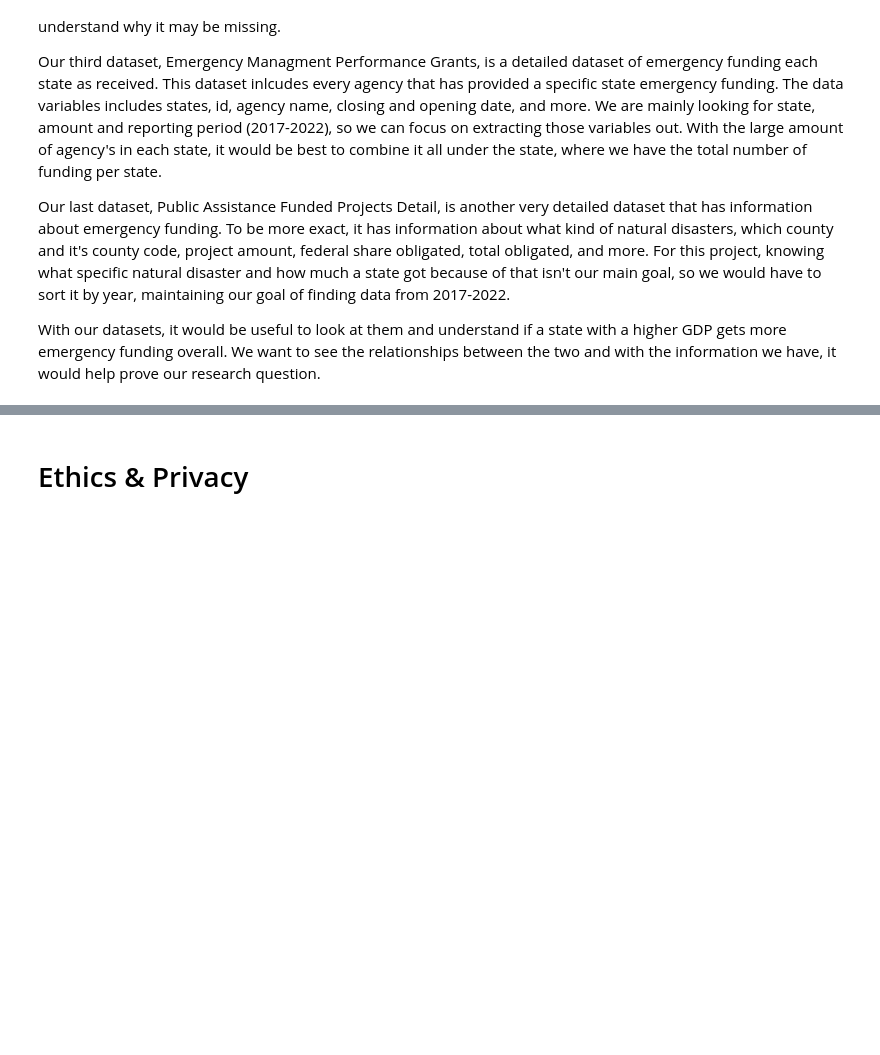
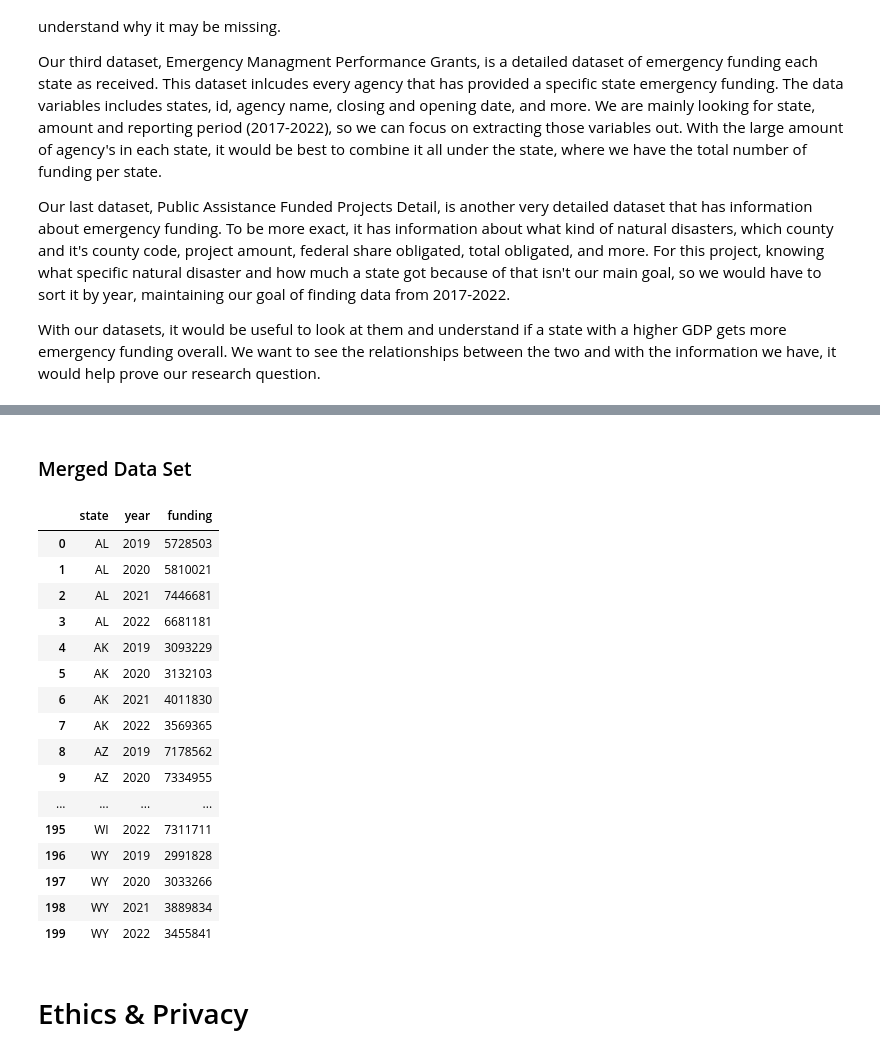
Before and after one commit to COGS108/Group054_WI24, a Jupyter notebook: DataCheckpoint_Group054_WI24.ipynb, the cells around one changed output, grey strips where cells are left out. Drawn from its saved outputs; the diff is of its cells as text; code cells hidden in the pictures; blank space fills up the shorter version.

Commit message:
working on merging

```diff
--- a/DataCheckpoint_Group054_WI24.ipynb
+++ b/DataCheckpoint_Group054_WI24.ipynb
@@ -274,3 +315,50 @@ melted_df['state'] = melted_df['state'].str.lower().str.capitalize().map(us_stat
+# %% [markdown]
+### Merged Data Set
+# %%
+#the data sets we have now are EMPG, disasters, state_political_leaning, & gdp_by_state
+#we have individually pre procesesed every data frame so that merging will be a smooth process
+pd.set_option('display.max_rows', None)
+
+# EMPG['state'] = EMPG['state'].str.strip()
+# disasters['state'] = disasters['state'].str.strip()
+# state_political_leaning['state'] = state_political_leaning['state'].str.strip()
+# gdp_by_state['state'] = gdp_by_state['state'].str.strip()
+
+
+# master_df = disasters.merge(EMPG)
+# master_df = master_df.merge(state_political_leaning)
+# master_df = master_df.merge(gdp_by_state)
+# master_df
+
+# print(EMPG['state'].unique())
+# print(len(disasters['state'].unique()))
+# print(state_political_leaning['state'].unique())
+# print(len(gdp_by_state['state'].unique()))
+
+# print(EMPG['year'].unique())
+# print(disasters['year'].unique())
+# print(state_political_leaning['year'].unique())
+# print(gdp_by_state['year'].unique())
+
+df_grouped
+# %% [output]
+|  | state | year | funding |
+| 0 | AL | 2019 | 5728503 |
+| 1 | AL | 2020 | 5810021 |
+| 2 | AL | 2021 | 7446681 |
+| 3 | AL | 2022 | 6681181 |
+| 4 | AK | 2019 | 3093229 |
+| 5 | AK | 2020 | 3132103 |
+| 6 | AK | 2021 | 4011830 |
+| 7 | AK | 2022 | 3569365 |
+| 8 | AZ | 2019 | 7178562 |
+| 9 | AZ | 2020 | 7334955 |
+| ... | ... | ... | ... |
+| 195 | WI | 2022 | 7311711 |
+| 196 | WY | 2019 | 2991828 |
+| 197 | WY | 2020 | 3033266 |
+| 198 | WY | 2021 | 3889834 |
+| 199 | WY | 2022 | 3455841 |
 # %% [markdown]
 # Ethics & Privacy
 # %% [markdown]
```
Also changed, not shown: parts of 14 cells of this notebook.
